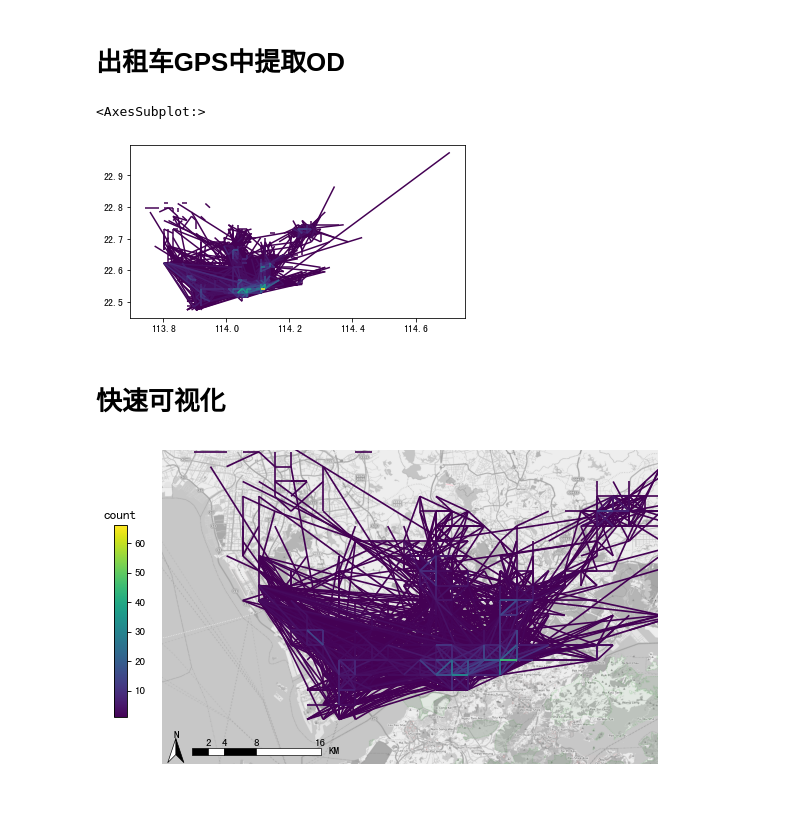
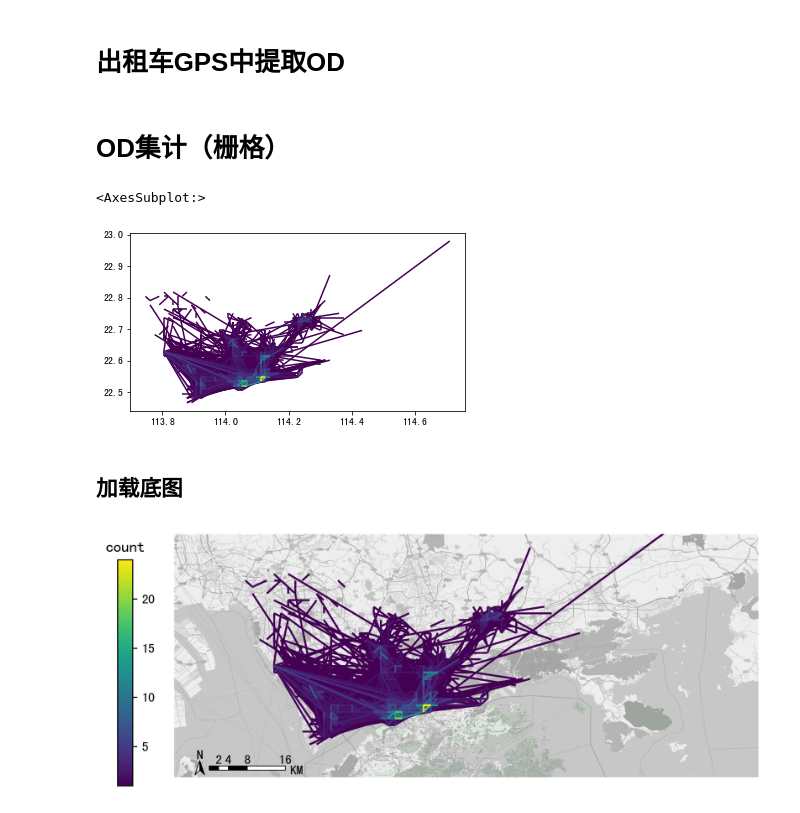
Before and after one commit to ni1o1/plot_map, a Jupyter notebook: example/example-taxiod.ipynb, the cells around one changed output. Saved outputs shown, nothing was run; the diff lists cells and outputs as text; code cells hidden in the pictures.

```diff
--- a/example/example-taxiod.ipynb
+++ b/example/example-taxiod.ipynb
@@ -16,36 +19,38 @@ data = data[-((data['OpenStatus'] != data['OpenStatus'].shift())&
+# %% [markdown]
+# OD集计（栅格）
 # %%
-#从GPS数据提取OD
-oddata = plot_map.taxigps_to_od(data,col = ['VehicleNum','time','slon','slat','OpenStatus'])
+#定义研究范围
+bounds = [113.6,22.4,114.8,22.9]
 #获取栅格化参数
-params = plot_map.grid_params(bounds = [113.7, 22.42, 114.3, 22.8],accuracy = 1500)
+params = plot_map.grid_params(bounds = bounds,accuracy = 1500)
 #栅格化OD并集计
-od_gdf = plot_map.odagg(oddata,params,arrow = False)
+od_gdf = plot_map.odagg_grid(oddata,params)
 od_gdf.plot(column = 'count')
 # %% [output]
 <AxesSubplot:>
-[figure, old version]
+[figure, new version]
 # %% [markdown]
-# 快速可视化
+## 加载底图
 # %%
 #创建图框
 import matplotlib.pyplot as plt
 import plot_map
-fig =plt.figure(1,(8,8),dpi=80)
+fig =plt.figure(1,(8,8),dpi=250)
 ax =plt.subplot(111)
 plt.sca(ax)
 #添加地图底图
 plot_map.plot_map(plt,bounds,zoom = 12,style = 4)
 #绘制colorbar
 cax = plt.axes([0.05, 0.33, 0.02, 0.3])
 plt.title('count')
 plt.sca(ax)
-#绘制栅格
+#绘制OD
 od_gdf.plot(ax = ax,column = 'count',cax = cax,legend = True)
 #添加比例尺和指北针
 plot_map.plotscale(ax,bounds = bounds,textsize = 10,compasssize = 1,accuracy = 2000,rect = [0.06,0.03],zorder = 10)
 plt.axis('off')
 plt.xlim(bounds[0],bounds[2])
 plt.ylim(bounds[1],bounds[3])
 plt.show()
 # %% [output]
-[figure, old version]
+[figure, new version]
```
Also changed, not shown: parts of 5 cells of this notebook, 11 other files.
